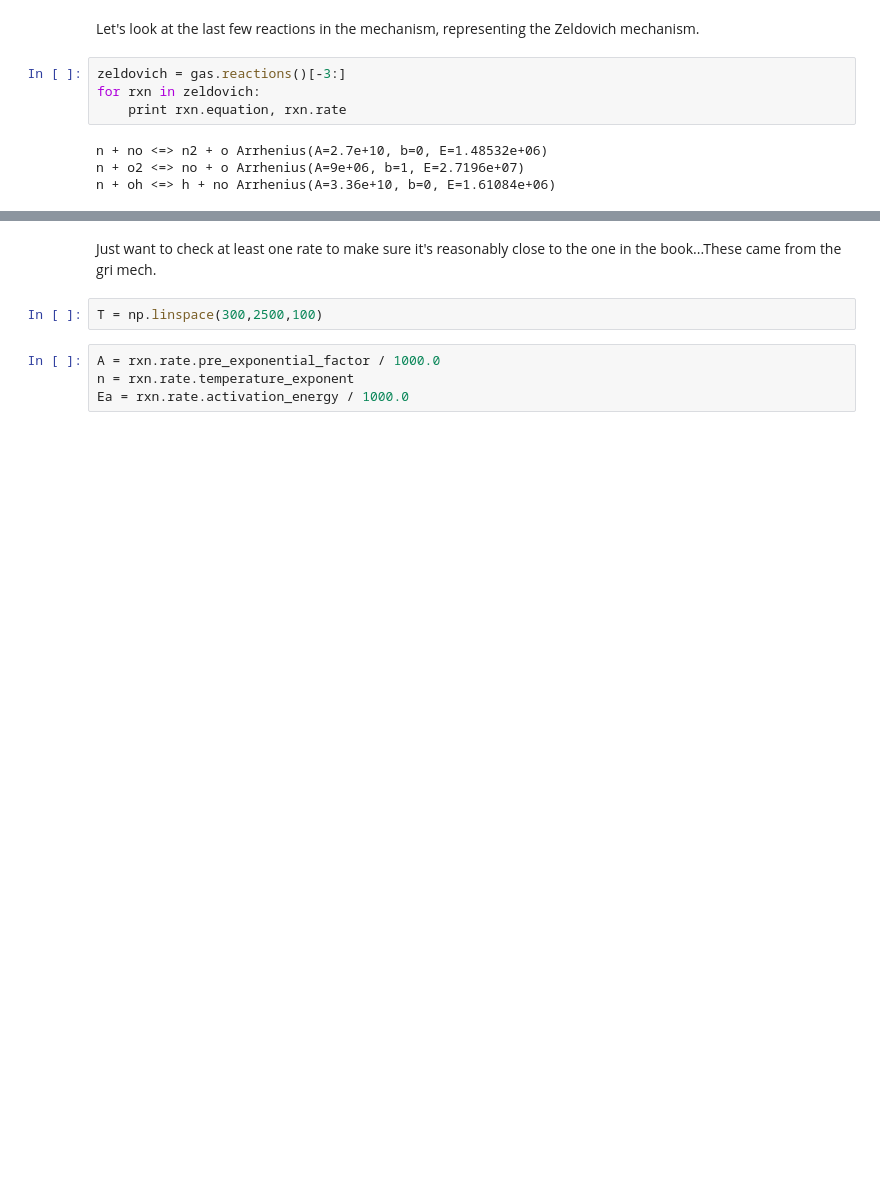
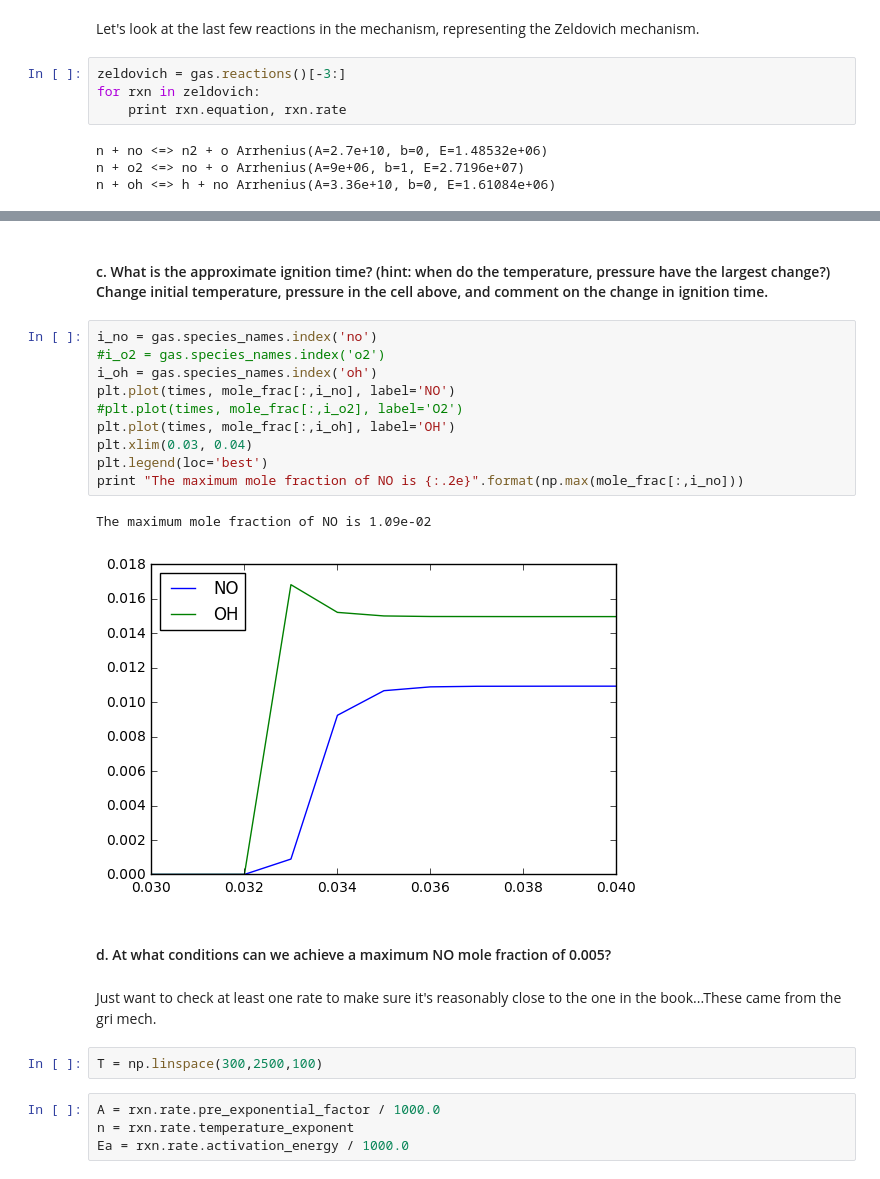
Before and after one commit to bslakman/cantera-jupyter, a Jupyter notebook: reactors/ME7300_HW6.ipynb, the cells around one changed output, grey strips where cells are left out. Saved outputs shown, nothing was run; the diff lists cells and outputs as text; blank space fills up the shorter version.

```diff
--- a/reactors/ME7300_HW6.ipynb
+++ b/reactors/ME7300_HW6.ipynb
@@ -58,3 +188,20 @@ n + oh <=> h + no Arrhenius(A=3.36e+10, b=0, E=1.61084e+06)
+# %% [markdown]
+#### c. What is the approximate ignition time? (hint: when do the temperature, pressure have the largest change?) Change initial temperature, pressure in the cell above, and comment on the change in ignition time.
+# %%
+i_no = gas.species_names.index('no')
+#i_o2 = gas.species_names.index('o2')
+i_oh = gas.species_names.index('oh')
+plt.plot(times, mole_frac[:,i_no], label='NO')
+#plt.plot(times, mole_frac[:,i_o2], label='O2')
+plt.plot(times, mole_frac[:,i_oh], label='OH')
+plt.xlim(0.03, 0.04)
+plt.legend(loc='best')
+print "The maximum mole fraction of NO is {:.2e}".format(np.max(mole_frac[:,i_no]))
+# %% [output]
+The maximum mole fraction of NO is 1.09e-02
+[figure, added]
+# %% [markdown]
+#### d. At what conditions can we achieve a maximum NO mole fraction of 0.005?
 # %% [markdown]
 Just want to check at least one rate to make sure it's reasonably close to the one in the book...These came from the gri mech.
 # %%
```
Also changed, not shown: parts of 25 cells of this notebook, 2 other files.
